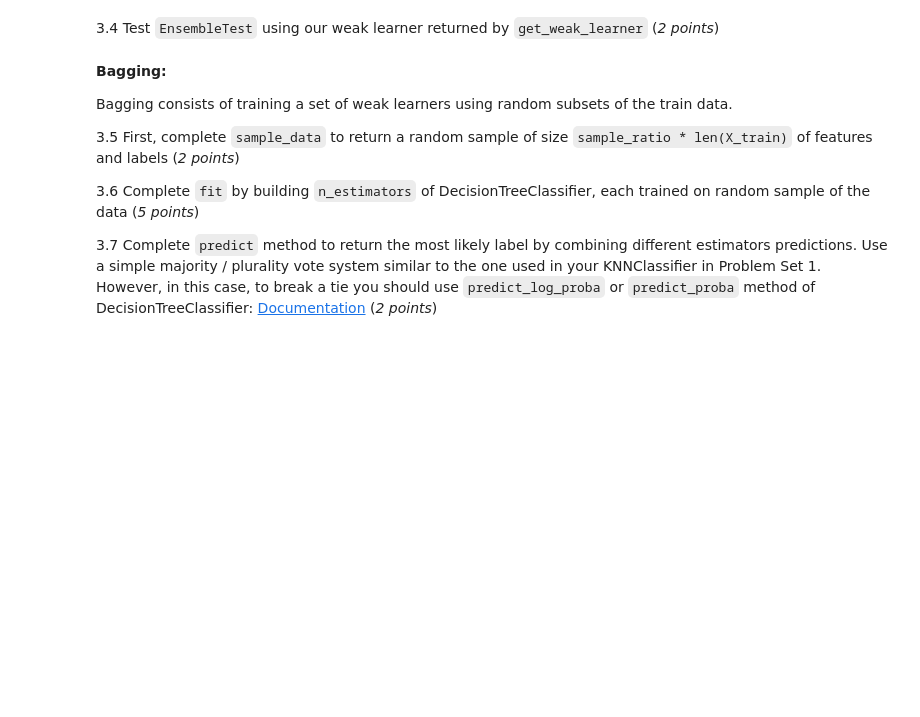
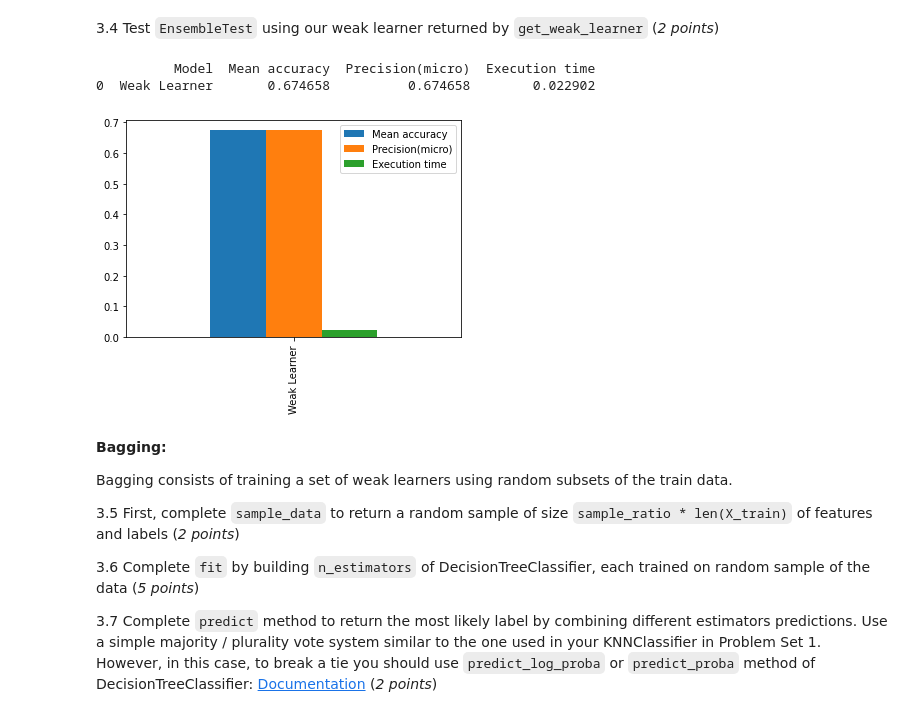
Before and after one commit to alexbook00/CSCI-5622, a Jupyter notebook: Homework/PS2_albo6624.ipynb, the cells around one changed output. Cells and saved outputs as stored; diff of their text form; code cells hidden in the pictures; blank space fills up the shorter version.

```diff
--- a/Homework/PS2_albo6624.ipynb
+++ b/Homework/PS2_albo6624.ipynb
@@ -423,7 +423,25 @@ X_train, X_test, y_train, y_test = pickle.load(open('./data/test_train.pkl','rb'
 #BEGIN Workspace 3.1
 #TODO: Discretize y_train and y_test
 
+for i in range(len(y_train)):
+    if y_train[i] < 125000:
+        y_train[i] = 0
+    elif y_train[i] >= 125000 and y_train[i] < 160000:
+        y_train[i] = 1
+    elif y_train[i] >= 160000 and y_train[i] < 200000:
+        y_train[i] = 2
+    else:
+        y_train[i] = 3
 
+for i in range(len(y_test)):
+    if y_test[i] < 125000:
+        y_test[i] = 0
+    elif y_test[i] >= 125000 and y_test[i] < 160000:
+        y_test[i] = 1
+    elif y_test[i] >= 160000 and y_test[i] < 200000:
+        y_test[i] = 2
+    else:
+        y_test[i] = 3
 
 #END Workspace 3.1
 print(np.unique(y_train), X_train.shape)
@@ -488,6 +491,14 @@ class EnsembleTest:
         #TODO: Fit the model and get the predictions
         #       train and test data are treated as global variables
 
+        model.fit(self.x_train, self.y_train)
+        predictions = model.predict(self.x_test)
+
+        self.scores[name] = precision_score(self.y_test, predictions, average='micro')
+
+        num_correct = sum(predictions == self.y_test)
+        self.metric[name] = num_correct / len(predictions)
+
         #Hint: self.scores[name] = precision_score(?, average="micro") # in multi-class, micro implies treating it as binary precision
         #Hint self.metric[name] = Accuracy
         #END Workspace 3.2
@@ -507,19 +518,39 @@ class EnsembleTest:
     def plot_metric(self):
         #BEGIN Workspace 3.3
         #TODO: plot bar chart for each metric : time, metric, score
-        pass
+
+        models_cross = pd.DataFrame(
+            {
+                'Model'         : list(self.metric.keys()),
+                 self.score_name     : list(self.scores.values()),
+                 self.metric_name    : list(self.metric.values()),
+                'Execution time': list(self.execution_time.values())
+            },
+            index = list(self.metric.keys())
+        )
+
+        models_cross.plot.bar()
+
         #END Workspace 3.3
 # %% [markdown]
 3.4 Test `EnsembleTest` using our weak learner returned by `get_weak_learner` (*2 points*)
 # %%
 # create a handler for ensemble_test, use the created handler for fitting different models.
 ensemble_handler = EnsembleTest(X_train,y_train,X_test,y_test)
 #BEGIN Workspace 3.4
 #TODO: Initialize weak learner and fit ensemble_handler
 
+weak_learner = get_weak_learner()
+ensemble_handler.fit_model(weak_learner, "Weak Learner")
+
+ensemble_handler.plot_metric()
 
 #END Workspace 3.4
 ensemble_handler.print_result()
+# %% [output]
+          Model  Mean accuracy  Precision(micro)  Execution time
+0  Weak Learner       0.674658          0.674658        0.022902
+[figure, added]
 # %% [markdown]
 **Bagging:**
 
```
Also changed, not shown: parts of 3 cells of this notebook.
